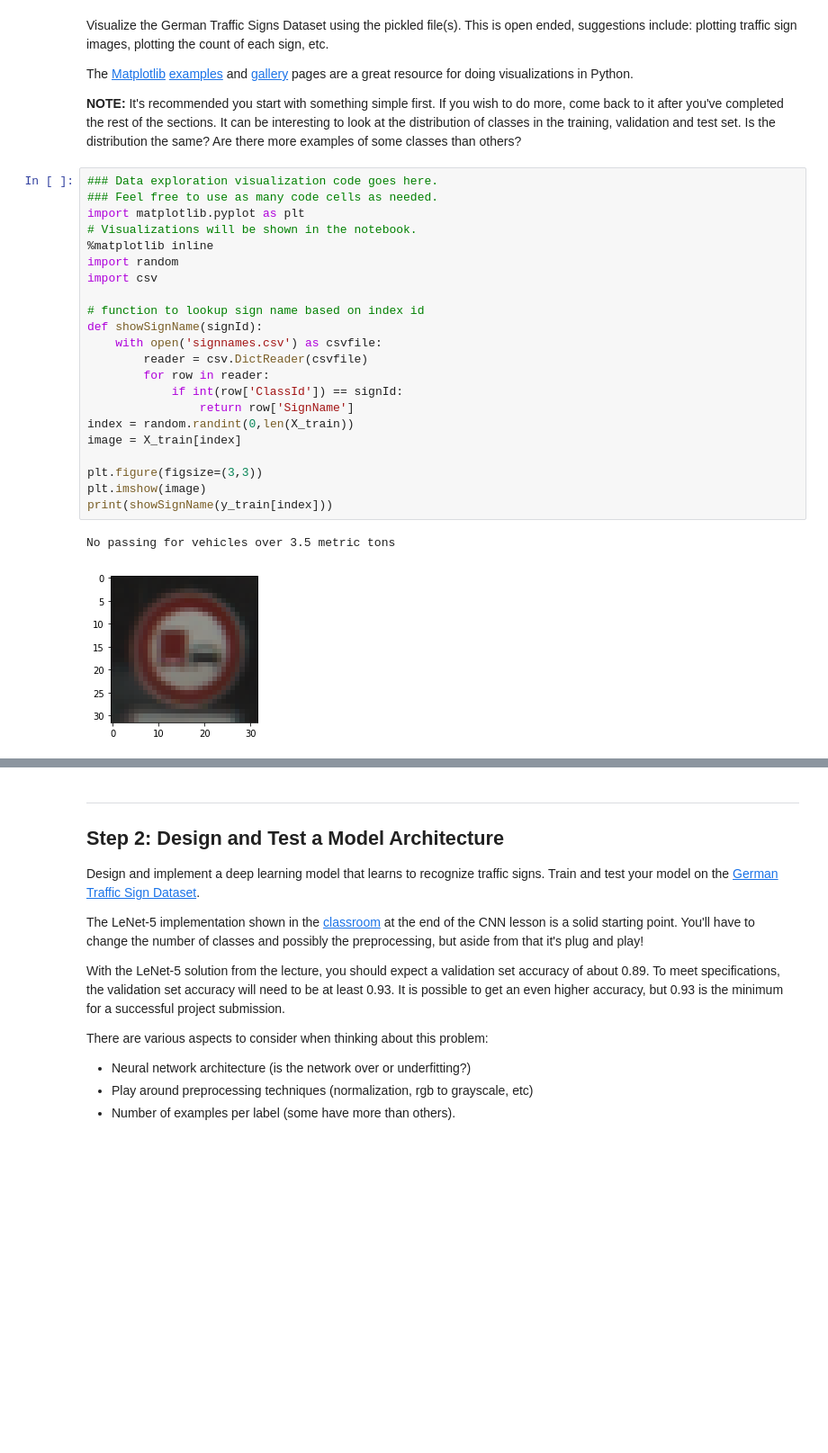
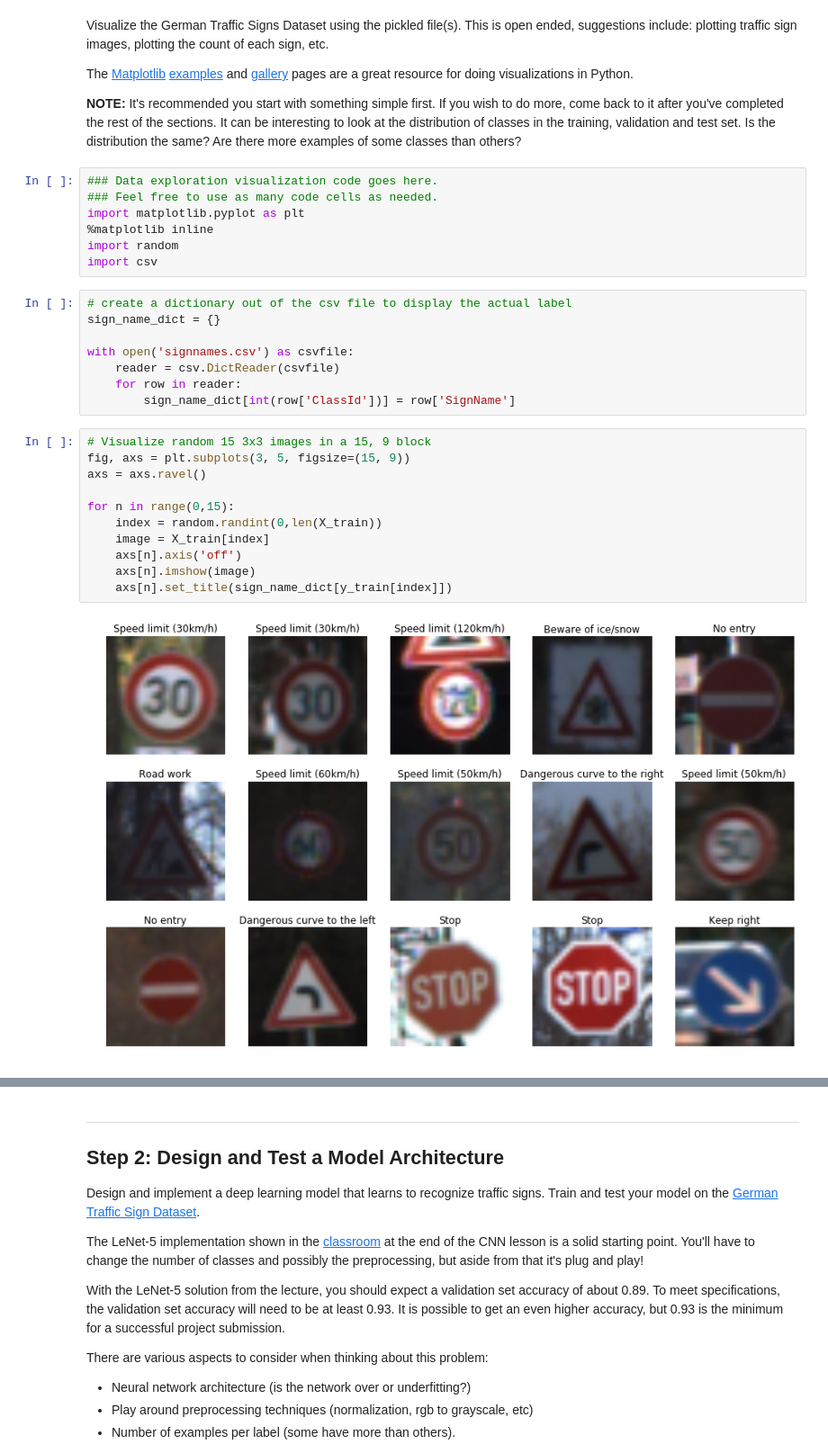
Before and after one commit to rainflute/traffic-sign-classifier, a Jupyter notebook: Traffic_Sign_Classifier.ipynb, the cells around one changed output, grey strips where cells are left out. Shown at 90% size. Saved outputs shown, nothing was run; the diff lists cells and outputs as text; blank space fills up the shorter version.

```diff
--- a/Traffic_Sign_Classifier.ipynb
+++ b/Traffic_Sign_Classifier.ipynb
@@ -94,24 +94,27 @@ The [Matplotlib](http://matplotlib.org/) [examples](http://matplotlib.org/exampl
 ### Data exploration visualization code goes here.
 ### Feel free to use as many code cells as needed.
 import matplotlib.pyplot as plt
-# Visualizations will be shown in the notebook.
 %matplotlib inline
 import random
 import csv
-
-# function to lookup sign name based on index id
-def showSignName(signId):
-    with open('signnames.csv') as csvfile:
-        reader = csv.DictReader(csvfile)
-        for row in reader:
-            if int(row['ClassId']) == signId:
-                return row['SignName']
-index = random.randint(0,len(X_train))
-image = X_train[index]
-
-plt.figure(figsize=(3,3))
-plt.imshow(image)
-print(showSignName(y_train[index]))
-# %% [output]
-No passing for vehicles over 3.5 metric tons
-[figure, removed]
+# %%
+# create a dictionary out of the csv file to display the actual label
+sign_name_dict = {}
+
+with open('signnames.csv') as csvfile:
+    reader = csv.DictReader(csvfile)
+    for row in reader:
+        sign_name_dict[int(row['ClassId'])] = row['SignName']
+# %%
+# Visualize random 15 3x3 images in a 15, 9 block
+fig, axs = plt.subplots(3, 5, figsize=(15, 9))
+axs = axs.ravel()
+
+for n in range(0,15):
+    index = random.randint(0,len(X_train))
+    image = X_train[index]
+    axs[n].axis('off')
+    axs[n].imshow(image)
+    axs[n].set_title(sign_name_dict[y_train[index]])
+# %% [output]
+[figure, added]
```
Also changed, not shown: parts of 15 cells of this notebook, 6 other files.
